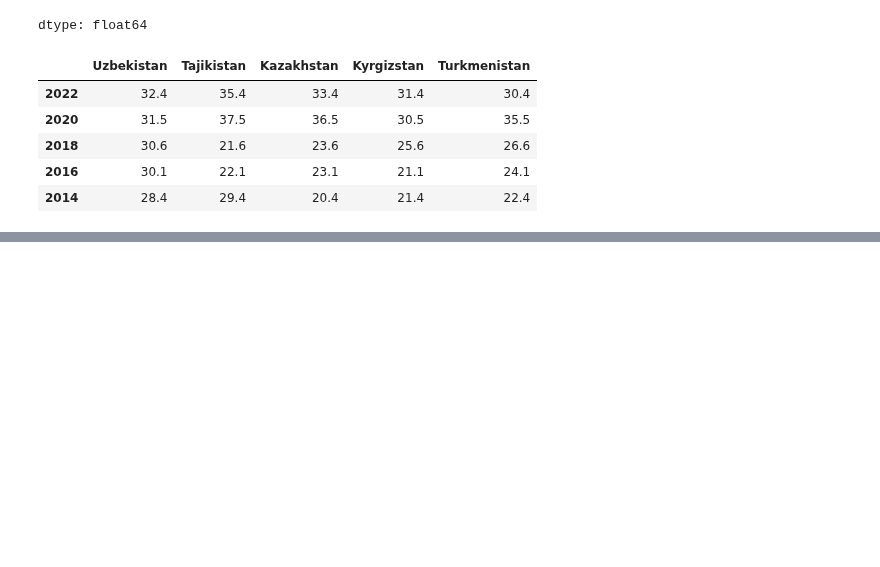
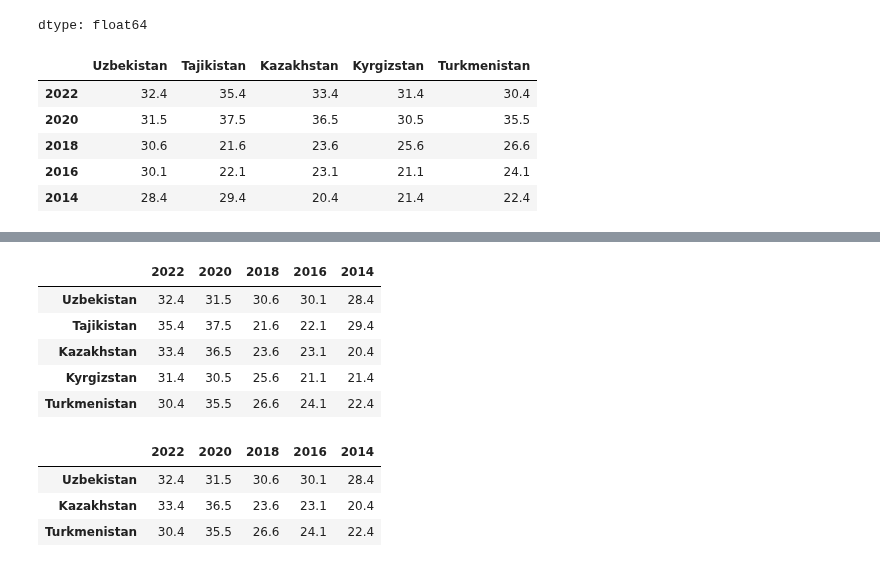
Before and after one commit to baxronovferuz1/DataScience_Np, a Jupyter notebook: Numpy_Pandas_practice.ipynb, the cells around one changed output, grey strips where cells are left out. Saved outputs shown, nothing was run; the diff lists cells and outputs as text; code cells hidden in the pictures; blank space fills up the shorter version.

```diff
--- a/Numpy_Pandas_practice.ipynb
+++ b/Numpy_Pandas_practice.ipynb
@@ -860,0 +900,17 @@ result_df
+# %%
+new_df=result_df.transpose(copy=True)
+new_df
+# %% [output]
+|  | 2022 | 2020 | 2018 | 2016 | 2014 |
+| Uzbekistan | 32.4 | 31.5 | 30.6 | 30.1 | 28.4 |
+| Tajikistan | 35.4 | 37.5 | 21.6 | 22.1 | 29.4 |
+| Kazakhstan | 33.4 | 36.5 | 23.6 | 23.1 | 20.4 |
+| Kyrgizstan | 31.4 | 30.5 | 25.6 | 21.1 | 21.4 |
+| Turkmenistan | 30.4 | 35.5 | 26.6 | 24.1 | 22.4 |
+# %%
+new_df[new_df[2016]>23]
+# %% [output]
+|  | 2022 | 2020 | 2018 | 2016 | 2014 |
+| Uzbekistan | 32.4 | 31.5 | 30.6 | 30.1 | 28.4 |
+| Kazakhstan | 33.4 | 36.5 | 23.6 | 23.1 | 20.4 |
+| Turkmenistan | 30.4 | 35.5 | 26.6 | 24.1 | 22.4 |
```
Also changed, not shown: parts of 5 cells of this notebook.
